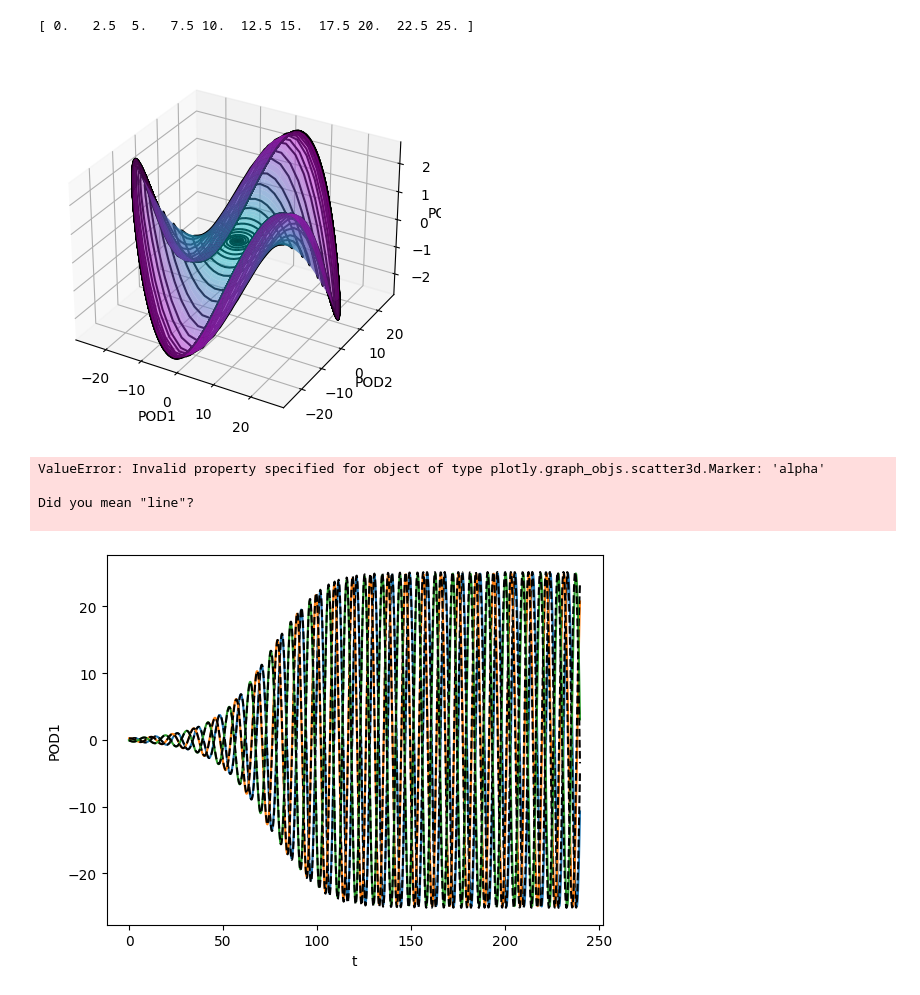
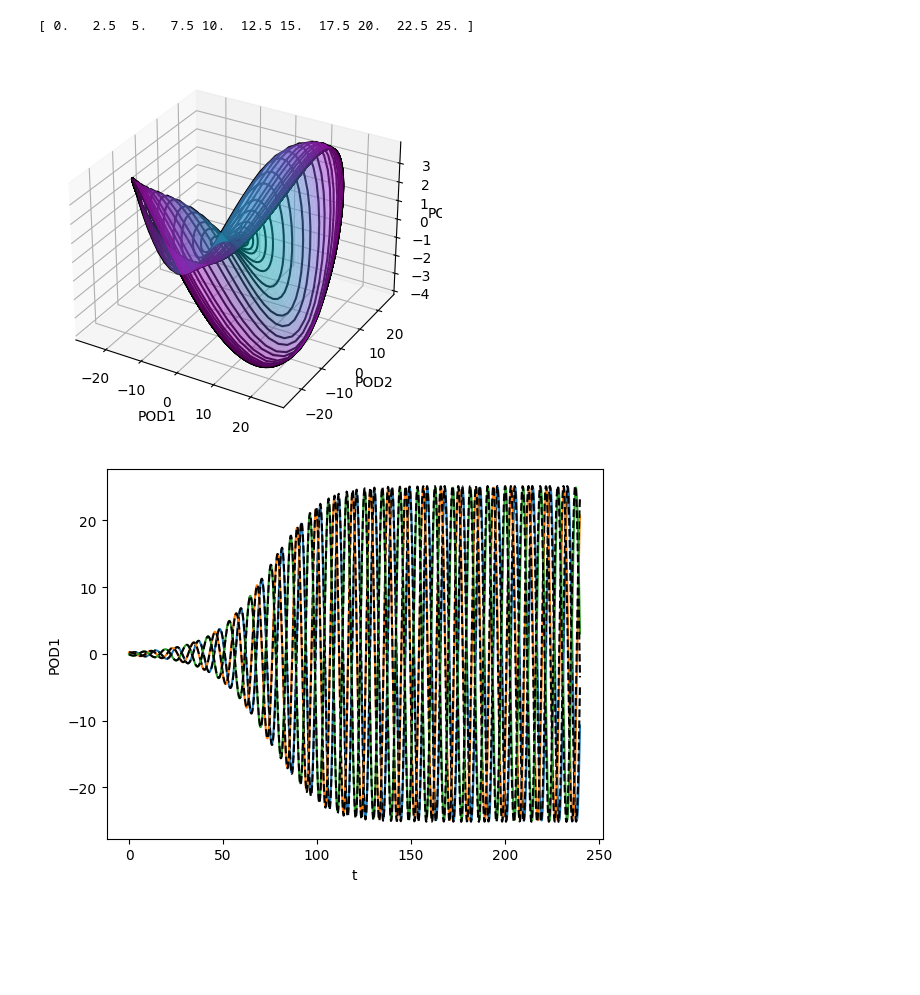
Before and after one commit to haller-group/SSMLearnPy, a Jupyter notebook: examples/vortexshedding/vortexshedding.ipynb, the cells around one changed output. Cells and saved outputs as stored; diff of their text form; code cells hidden in the pictures; blank space fills up the shorter version.

Commit message:
added plotting

```diff
--- a/examples/vortexshedding/vortexshedding.ipynb
+++ b/examples/vortexshedding/vortexshedding.ipynb
@@ -107,76 +107,75 @@ r_vec = np.linspace(0, 25, 101)
 th_vec = np.linspace(0, 2*np.pi, 101)
 r_mesh, th_mesh = np.meshgrid(r_vec,th_vec)
 x_mesh, y_mesh = r_mesh*np.cos(th_mesh), r_mesh*np.sin(th_mesh)
 x_reduced_surf = np.array([x_mesh.flatten(), y_mesh.flatten(),])
 
 x_full_surf = ssm.decoder.predict(x_reduced_surf.T).T
-n_coord = 5
+n_coord = 3
 z_vec = x_full_surf[n_coord,:]
 z_mesh = z_vec.reshape(x_mesh.shape)
 surf_coloring = r_mesh/np.amax(r_mesh)
 my_col = cm.cool(np.square(surf_coloring))
 
 surf = ax.plot_surface(x_mesh, y_mesh, z_mesh, facecolors=my_col,
                        linewidth=0, antialiased=True, alpha=0.5)
 
 for i_traj in (1,4):
     ax.plot3D(
         x_reduced_train[i_traj][0,:],
         x_reduced_train[i_traj][1,:],
         x_full_train[i_traj][n_coord,:],
         'k'
     )
 
 ax.set_xlabel("POD1")
 ax.set_ylabel("POD2")
 ax.set_zlabel("POD5")
 ax.xaxis.labelpad=1
 ax.yaxis.labelpad=1
 ax.zaxis.labelpad=1
 plt.show()
 # %% [output]
-[figure, old version]
+[figure, new version]
 # %%
-# import plotly.graph_objects as go
+import plotly.graph_objects as go
 
-# import pandas as pd
+fig = go.Figure()
 
-# # Read data from a csv
-# z_data = pd.read_csv('https://raw.githubusercontent.com/plotly/datasets/master/api_docs/mt_bruno_elevation.csv')
-
-
-
-# for i_traj in (1,4):
-#     fig = go.Figure(go.Scatter3d(
-#         x=x_reduced_train[i_traj][0,:],
-#         y=x_reduced_train[i_traj][1,:],
-#         z=x_full_train[i_traj][n_coord,:],
-#         marker=dict(size=0,alpha = 0),
-#         line=dict(
-#             color='black',
-#             width=2
-#         )
-#     ))
-
-# fig.add_traces(
-#     go.Surface(
-#     x=x_mesh,
-#     y=y_mesh,
-#     z=z_mesh,
-#     surfacecolor=np.square(surf_coloring)
-#     )
-#     )
-
-# fig.update_layout(title='Unstable SSM', autosize=False,
-#                   width=500, height=500,
-#                   margin=dict(l=65, r=50, b=65, t=90))
-
-# fig.show()
+fig.add_surface(
+    x=x_mesh,
+    y=y_mesh,
+    z=z_mesh,
+    surfacecolor=np.square(surf_coloring),
+    opacity = 0.7,
+    colorscale='agsunset',
+    showscale=False,
+    showlegend=False
+)
+line_marker = dict(color='#101010', width=2)
+for i_traj in (1,4):
+    fig.add_scatter3d(
+        x=x_reduced_train[i_traj][0,:],
+        y=x_reduced_train[i_traj][1,:],
+        z=x_full_train[i_traj][n_coord,:],
+        mode='lines',
+        line=line_marker,
+        name='',
+        showlegend=False
+    )
+plt_width = 560
+plt_height = 420
+plt_margins = plt_width / 20
+fig.update_layout(title='SSM', autosize=True,
+                  width=plt_width, height=plt_height,
+                  margin=dict(l=plt_margins, r=plt_margins, b=plt_margins, t=plt_margins),
+                  scene = dict(
+                    xaxis_title='POD<sub>1</sub>',
+                    yaxis_title='POD<sub>2</sub>',
+                    zaxis_title='POD<sub>3</sub>'),
+                  font_family='Helvetica',
+                  font_color='black'
+)
+fig.show()
-# %% [output]
-ValueError: Invalid property specified for object of type plotly.graph_objs.scatter3d.Marker: 'alpha'
-
-Did you mean "line"?
-
 # %%
 test_predictions = ssm.predict(t = t_test, x = x_full_test, x_reduced = x_reduced_test)
 # %%
```
Also changed, not shown: parts of 1 cell of this notebook, 7 other files.
